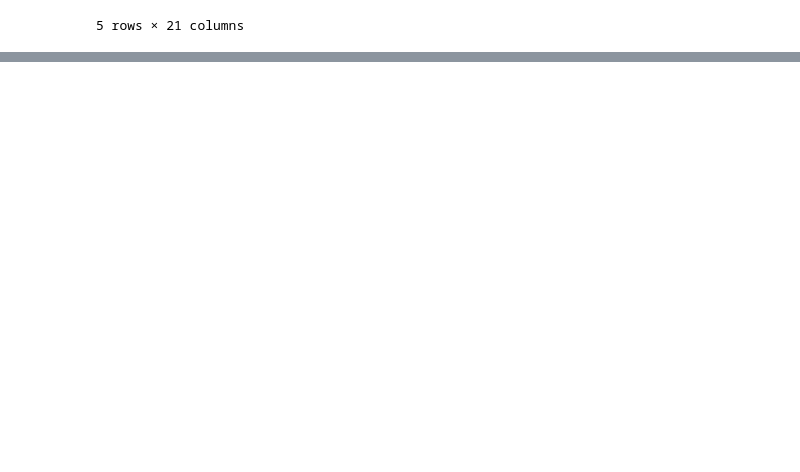
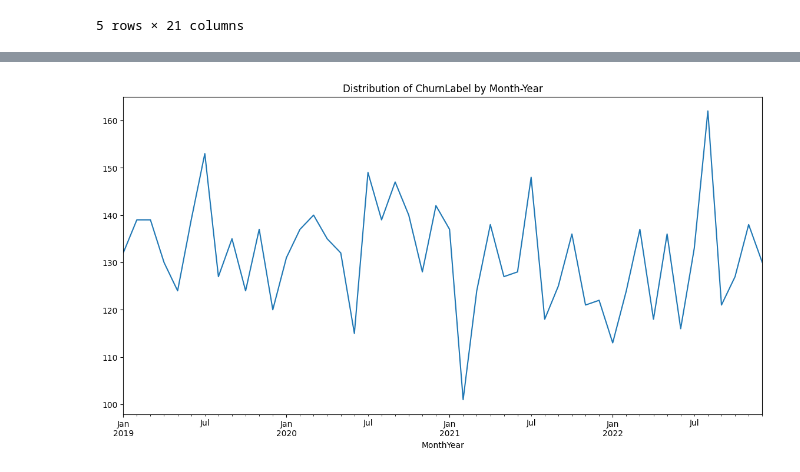
Before and after one commit to zeerau/data-science-practice, a Jupyter notebook: amdari/customer_churn.ipynb, the cells around one changed output, grey strips where cells are left out. Cells and saved outputs as stored; diff of their text form; code cells hidden in the pictures; blank space fills up the shorter version.

```diff
--- a/amdari/customer_churn.ipynb
+++ b/amdari/customer_churn.ipynb
@@ -26,0 +149,18 @@ df.head()
+# %%
+#Convert timestamp to datetime format
+
+df['Timestamp'] = pd.to_datetime(df['Timestamp'])
+
+#extract month-year from timetamp
+df['MonthYear'] = df['Timestamp'].dt.to_period('M')
+
+#group monthyear and calculate churn rates
+churn_rates = df.groupby('MonthYear')['ChurnLabel'].sum()
+
+#plot the distribution of churnlabel by month-year
+plt.figure(figsize = (14,7))
+churn_rates.plot()
+plt.title('Distribution of ChurnLabel by Month-Year')
+plt.show()
+# %% [output]
+[figure, added]
```
Also changed, not shown: parts of 8 cells of this notebook.
